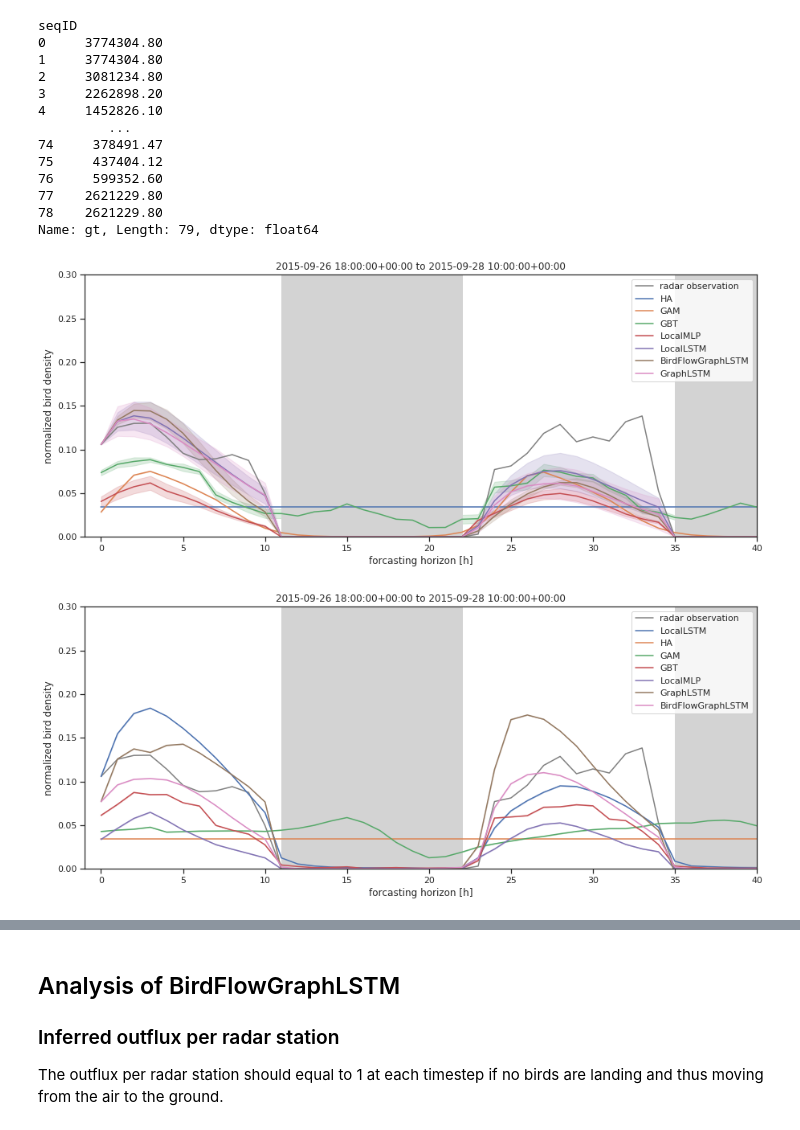
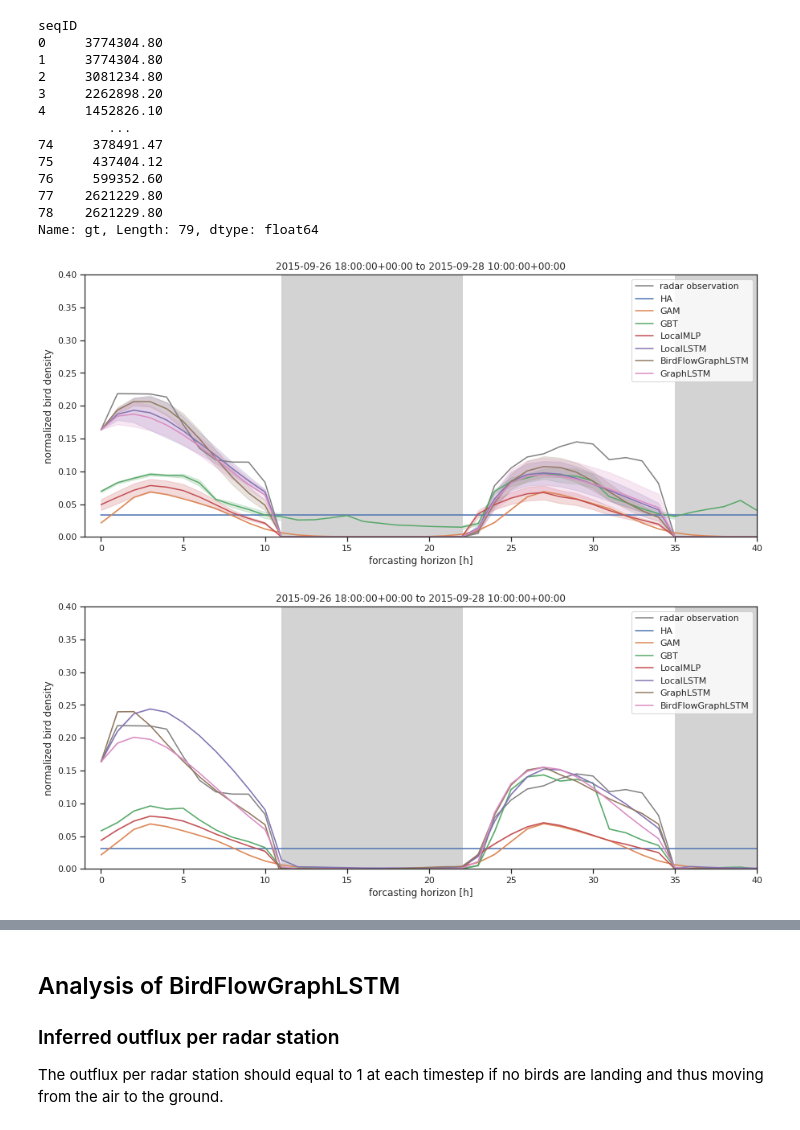
Before and after one commit to FionaLippert/birdMigration, a Jupyter notebook: notebooks/model_performance_radar.ipynb, the cells around one changed output, grey strips where cells are left out. Saved outputs shown, nothing was run; the diff lists cells and outputs as text; code cells hidden in the pictures.

```diff
--- a/notebooks/model_performance_radar.ipynb
+++ b/notebooks/model_performance_radar.ipynb
@@ -106,9 +106,9 @@ for i, m in enumerate(models):
 # %%
 # models = ['GBT', 'LocalMLP']#, 'BirdFlowGraphLSTM'] #, 'GraphLSTM']
 # experiments = ['_root_transformed_3', '_root_transformed_3']
-models = ['LocalLSTM', 'HA', 'GAM', 'GBT', 'LocalMLP', 'GraphLSTM', 'BirdFlowGraphLSTM'] #, 'GraphLSTM']
+models = ['HA', 'GAM', 'GBT', 'LocalMLP', 'LocalLSTM', 'GraphLSTM', 'BirdFlowGraphLSTM'] #, 'GraphLSTM']
 experiments = ['best_settings_evaluate_daytime',
-               'test_settings_evaluate_daytime',
+               'test_evaluate_daytime',
                'best_settings_evaluate_daytime',
                'best_settings_evaluate_daytime',
                'best_settings_evaluate_daytime',
@@ -117,11 +117,8 @@ experiments = ['best_settings_evaluate_daytime',
 results_transformed = dict()
 bird_scales_transformed = dict()
 for i, m in enumerate(models):
-    if m in ['HA', 'GAM']:
-        experiment = 'radar_specific'
-    else:
-        #experiment = 'best_settings' + experiments[i]
-        experiment = experiments[i]
+
+    experiment = experiments[i]
 
     # load predictions
     model_dir = osp.join(base_dir, 'testing', m, experiment)
@@ -196,11 +201,11 @@ seqID
 Name: gt, Length: 79, dtype: float64
 # %%
 nidx=30
-fig = utils.plot_example_prediction(results, 'dehnr', nidx, bird_scales, max=0.3)
+fig = utils.plot_example_prediction(results, 'defld', nidx, bird_scales, max=0.4)
 # %% [output]
-[figure, old version]
+[figure, new version]
 # %%
 nidx=30
-fig = utils.plot_example_prediction(results_transformed, 'dehnr', nidx, bird_scales_transformed, max=0.3)
+fig = utils.plot_example_prediction(results_transformed, 'defld', nidx, bird_scales_transformed, max=0.4)
 # %% [output]
-[figure, old version]
+[figure, new version]
```
Also changed, not shown: parts of 9 cells of this notebook, 1 other file.
